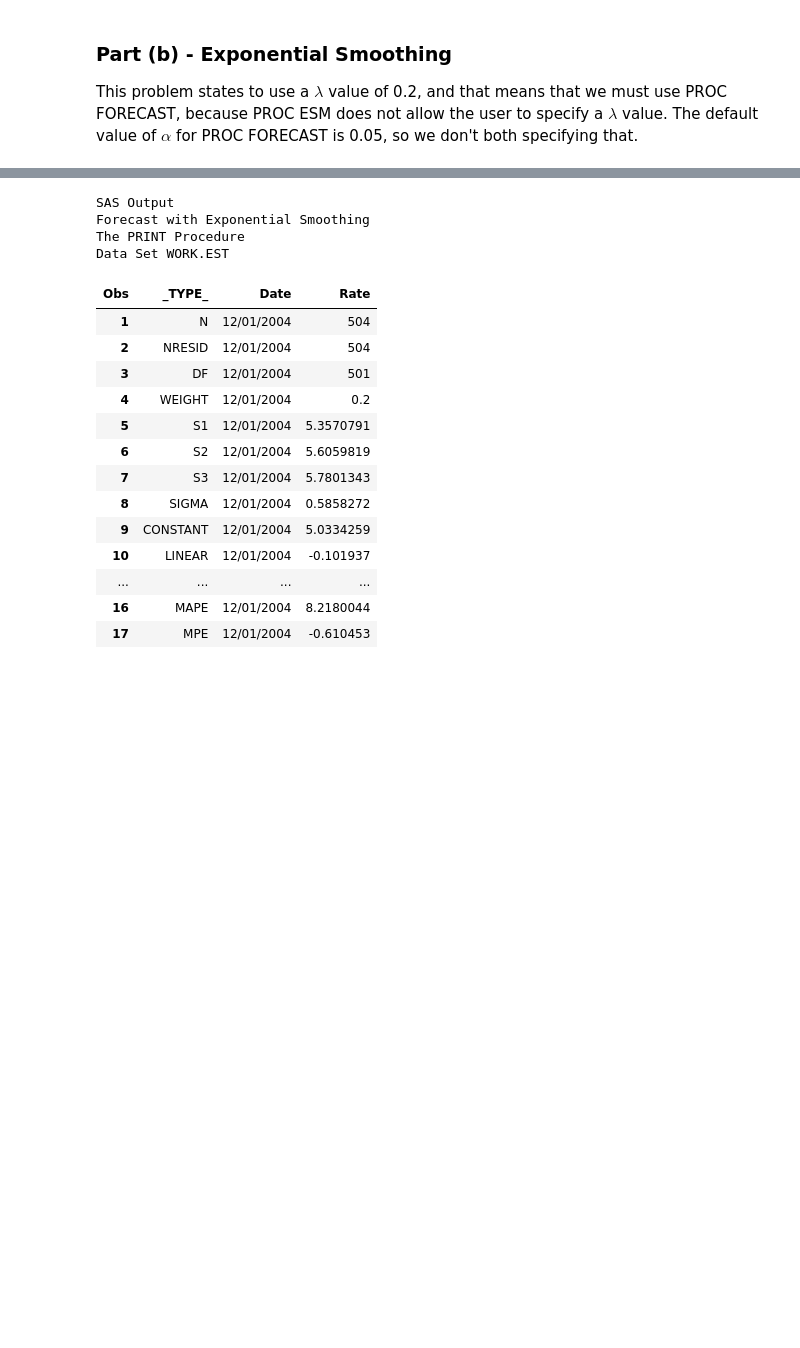
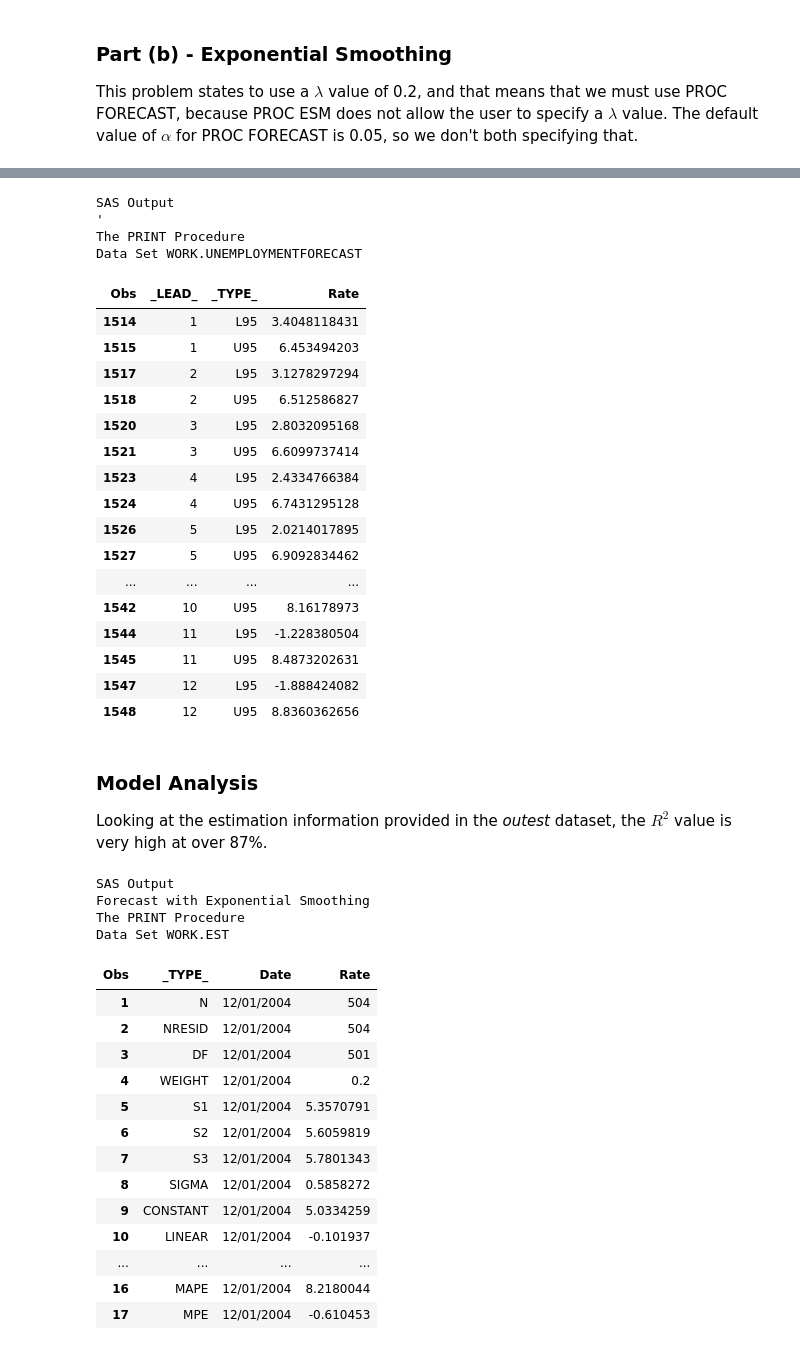
Before and after one commit to DotMish/stat672, a Jupyter notebook: problem4-23.ipynb, the cells around one changed output, grey strips where cells are left out. Drawn from its saved outputs; the diff is of its cells as text; code cells hidden in the pictures; blank space fills up the shorter version.

```diff
--- a/problem4-23.ipynb
+++ b/problem4-23.ipynb
@@ -64,3 +147,33 @@ run;
+# %%
+proc print data=UnemploymentForecast;
+  var _LEAD_ _TYPE_ Rate;
+  where Date >= '1Jan05'd and _TYPE_ ^= 'FORECAST';
+run;
+# %% [output]
+SAS Output
+'
+The PRINT Procedure
+Data Set WORK.UNEMPLOYMENTFORECAST
+| Obs | _LEAD_ | _TYPE_ | Rate |
+| 1514 | 1 | L95 | 3.4048118431 |
+| 1515 | 1 | U95 | 6.453494203 |
+| 1517 | 2 | L95 | 3.1278297294 |
+| 1518 | 2 | U95 | 6.512586827 |
+| 1520 | 3 | L95 | 2.8032095168 |
+| 1521 | 3 | U95 | 6.6099737414 |
+| 1523 | 4 | L95 | 2.4334766384 |
+| 1524 | 4 | U95 | 6.7431295128 |
+| 1526 | 5 | L95 | 2.0214017895 |
+| 1527 | 5 | U95 | 6.9092834462 |
+| ... | ... | ... | ... |
+| 1542 | 10 | U95 | 8.16178973 |
+| 1544 | 11 | L95 | -1.228380504 |
+| 1545 | 11 | U95 | 8.4873202631 |
+| 1547 | 12 | L95 | -1.888424082 |
+| 1548 | 12 | U95 | 8.8360362656 |
+# %% [markdown]
+### Model Analysis
+Looking at the estimation information provided in the *outest* dataset, the $R^2$ value is very high at over 87%.
 # %%
 proc print data=est;
 run;
```
Also changed, not shown: parts of 13 cells of this notebook.
